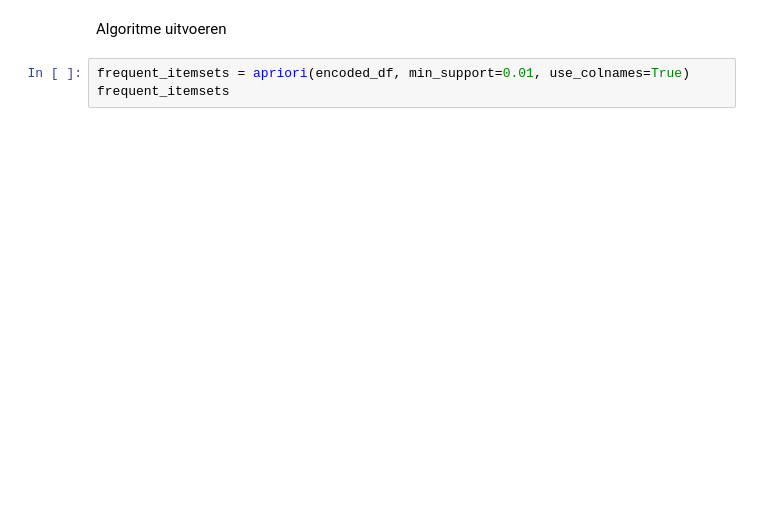
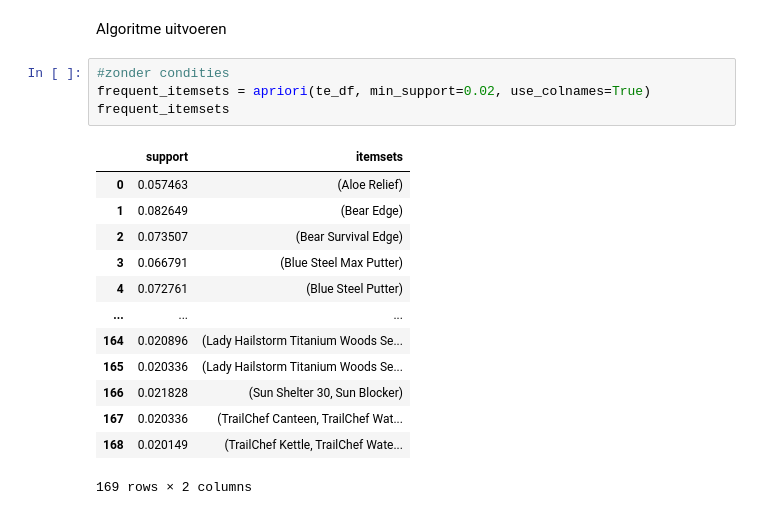
Before and after one commit to OutworldToast/AI-modellen, a Jupyter notebook: Frequent Itemsets/frequentitemsets.ipynb, the cells around one changed output. Drawn from its saved outputs; the diff is of its cells as text; blank space fills up the shorter version.

```diff
--- a/Frequent Itemsets/frequentitemsets.ipynb
+++ b/Frequent Itemsets/frequentitemsets.ipynb
@@ -40,5 +107,20 @@ encoded_df
 # %% [markdown]
 Algoritme uitvoeren
 # %%
-frequent_itemsets = apriori(encoded_df, min_support=0.01, use_colnames=True)
+#zonder condities
+frequent_itemsets = apriori(te_df, min_support=0.02, use_colnames=True)
 frequent_itemsets
+# %% [output]
+|  | support | itemsets |
+| 0 | 0.057463 | (Aloe Relief) |
+| 1 | 0.082649 | (Bear Edge) |
+| 2 | 0.073507 | (Bear Survival Edge) |
+| 3 | 0.066791 | (Blue Steel Max Putter) |
+| 4 | 0.072761 | (Blue Steel Putter) |
+| ... | ... | ... |
+| 164 | 0.020896 | (Lady Hailstorm Titanium Woods Se... |
+| 165 | 0.020336 | (Lady Hailstorm Titanium Woods Se... |
+| 166 | 0.021828 | (Sun Shelter 30, Sun Blocker) |
+| 167 | 0.020336 | (TrailChef Canteen, TrailChef Wat... |
+| 168 | 0.020149 | (TrailChef Kettle, TrailChef Wate... |
+169 rows × 2 columns
```
Also changed, not shown: parts of 9 cells of this notebook.
